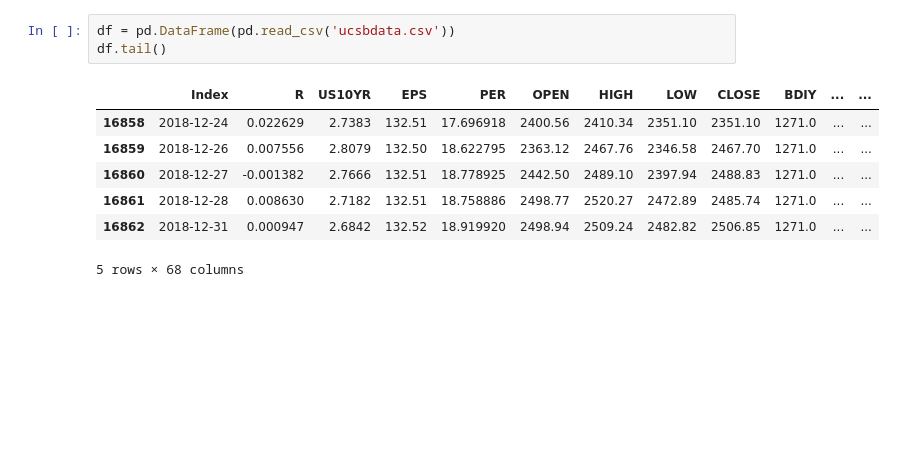
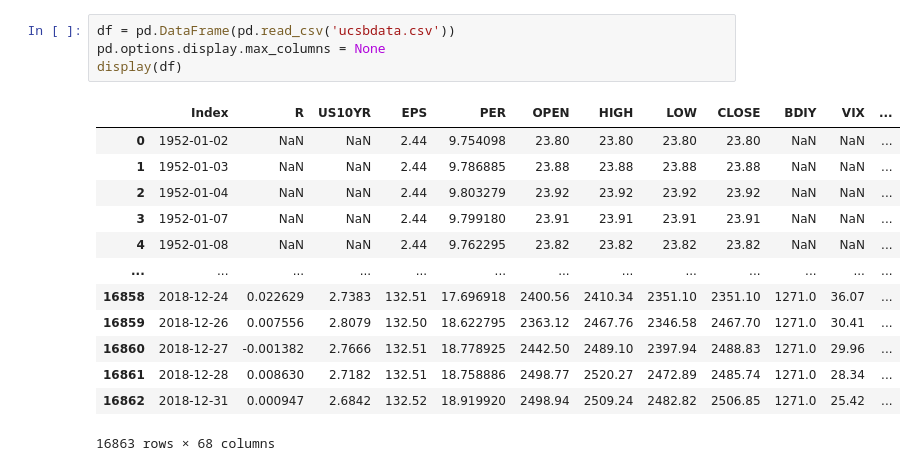
Before and after one commit to Fargle/hull_tactical, a Jupyter notebook: Data.ipynb, the cells around one changed output. Saved outputs shown, nothing was run; the diff lists cells and outputs as text; blank space fills up the shorter version.

```diff
--- a/Data.ipynb
+++ b/Data.ipynb
@@ -5,11 +22,18 @@ from matplotlib import pyplot as plt
 # %%
 df = pd.DataFrame(pd.read_csv('ucsbdata.csv'))
-df.tail()
+pd.options.display.max_columns = None
+display(df)
 # %% [output]
-|  | Index | R | US10YR | EPS | PER | OPEN | HIGH | LOW | CLOSE | BDIY | ... | ... |
-| 16858 | 2018-12-24 | 0.022629 | 2.7383 | 132.51 | 17.696918 | 2400.56 | 2410.34 | 2351.10 | 2351.10 | 1271.0 | ... | ... |
-| 16859 | 2018-12-26 | 0.007556 | 2.8079 | 132.50 | 18.622795 | 2363.12 | 2467.76 | 2346.58 | 2467.70 | 1271.0 | ... | ... |
-| 16860 | 2018-12-27 | -0.001382 | 2.7666 | 132.51 | 18.778925 | 2442.50 | 2489.10 | 2397.94 | 2488.83 | 1271.0 | ... | ... |
-| 16861 | 2018-12-28 | 0.008630 | 2.7182 | 132.51 | 18.758886 | 2498.77 | 2520.27 | 2472.89 | 2485.74 | 1271.0 | ... | ... |
-| 16862 | 2018-12-31 | 0.000947 | 2.6842 | 132.52 | 18.919920 | 2498.94 | 2509.24 | 2482.82 | 2506.85 | 1271.0 | ... | ... |
+|  | Index | R | US10YR | EPS | PER | OPEN | HIGH | LOW | CLOSE | BDIY | VIX | ... |
+| 0 | 1952-01-02 | NaN | NaN | 2.44 | 9.754098 | 23.80 | 23.80 | 23.80 | 23.80 | NaN | NaN | ... |
+| 1 | 1952-01-03 | NaN | NaN | 2.44 | 9.786885 | 23.88 | 23.88 | 23.88 | 23.88 | NaN | NaN | ... |
+| 2 | 1952-01-04 | NaN | NaN | 2.44 | 9.803279 | 23.92 | 23.92 | 23.92 | 23.92 | NaN | NaN | ... |
+| 3 | 1952-01-07 | NaN | NaN | 2.44 | 9.799180 | 23.91 | 23.91 | 23.91 | 23.91 | NaN | NaN | ... |
+| 4 | 1952-01-08 | NaN | NaN | 2.44 | 9.762295 | 23.82 | 23.82 | 23.82 | 23.82 | NaN | NaN | ... |
+| ... | ... | ... | ... | ... | ... | ... | ... | ... | ... | ... | ... | ... |
+| 16858 | 2018-12-24 | 0.022629 | 2.7383 | 132.51 | 17.696918 | 2400.56 | 2410.34 | 2351.10 | 2351.10 | 1271.0 | 36.07 | ... |
+| 16859 | 2018-12-26 | 0.007556 | 2.8079 | 132.50 | 18.622795 | 2363.12 | 2467.76 | 2346.58 | 2467.70 | 1271.0 | 30.41 | ... |
+| 16860 | 2018-12-27 | -0.001382 | 2.7666 | 132.51 | 18.778925 | 2442.50 | 2489.10 | 2397.94 | 2488.83 | 1271.0 | 29.96 | ... |
+| 16861 | 2018-12-28 | 0.008630 | 2.7182 | 132.51 | 18.758886 | 2498.77 | 2520.27 | 2472.89 | 2485.74 | 1271.0 | 28.34 | ... |
+| 16862 | 2018-12-31 | 0.000947 | 2.6842 | 132.52 | 18.919920 | 2498.94 | 2509.24 | 2482.82 | 2506.85 | 1271.0 | 25.42 | ... |
-5 rows × 68 columns
+16863 rows × 68 columns
```
Also changed, not shown: parts of 72 cells of this notebook, 1 other file.
